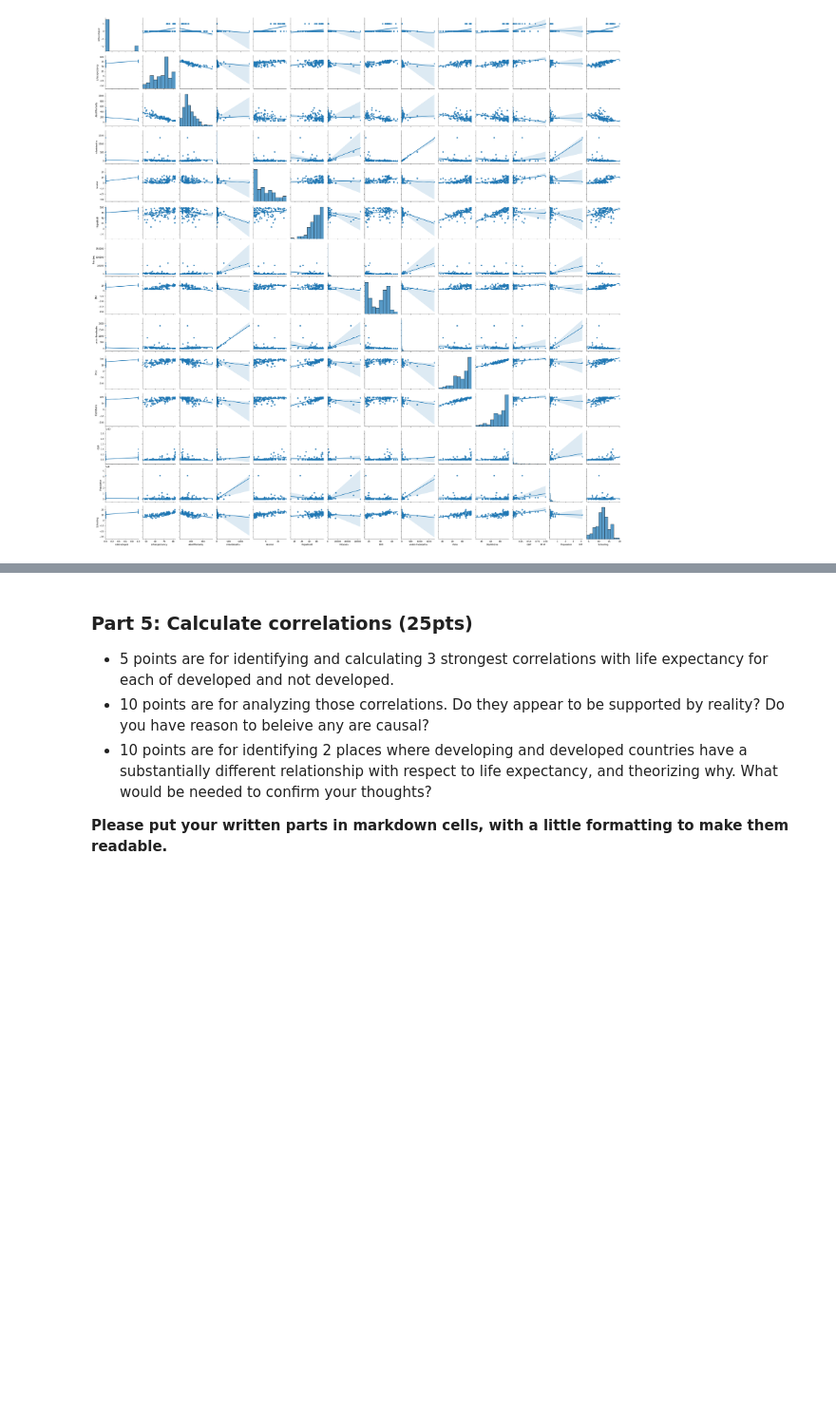
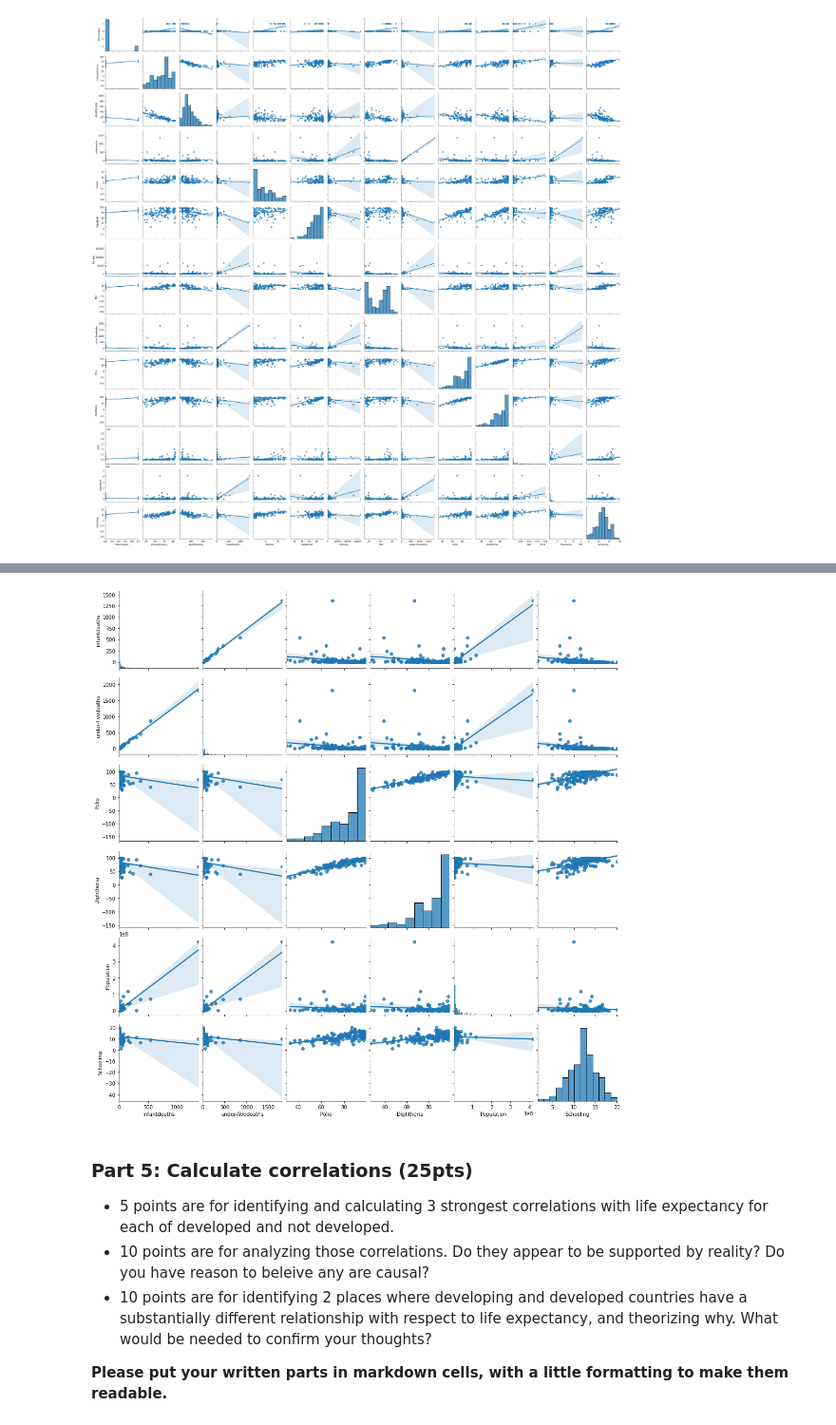
Before and after one commit to okohnkay/BSIP_Assignment_2_Students, a Jupyter notebook: Nneka Okoh stats_asn_2_start.ipynb, the cells around one changed output, grey strips where cells are left out. Shown at 95% size. Saved outputs shown, nothing was run; the diff lists cells and outputs as text; code cells hidden in the pictures; blank space fills up the shorter version.

```diff
--- a/Nneka Okoh stats_asn_2_start.ipynb
+++ b/Nneka Okoh stats_asn_2_start.ipynb
@@ -285,3 +320,10 @@ plt.show()
+# %%
+dfLE2 = dfLE.drop(columns=['isDeveloped','GDP', 'Lifeexpectancy','AdultMortality', 'HepatitisB','Measles', 'BMI','Alcohol'])
+dfLE2.head()
+sns.pairplot(dfLE2, dropna=True, kind="reg")
+plt.show()
+# %% [output]
+[figure, added]
 # %% [markdown]
 ### Part 5: Calculate correlations (25pts)
 
```
Also changed, not shown: parts of 8 cells of this notebook.
